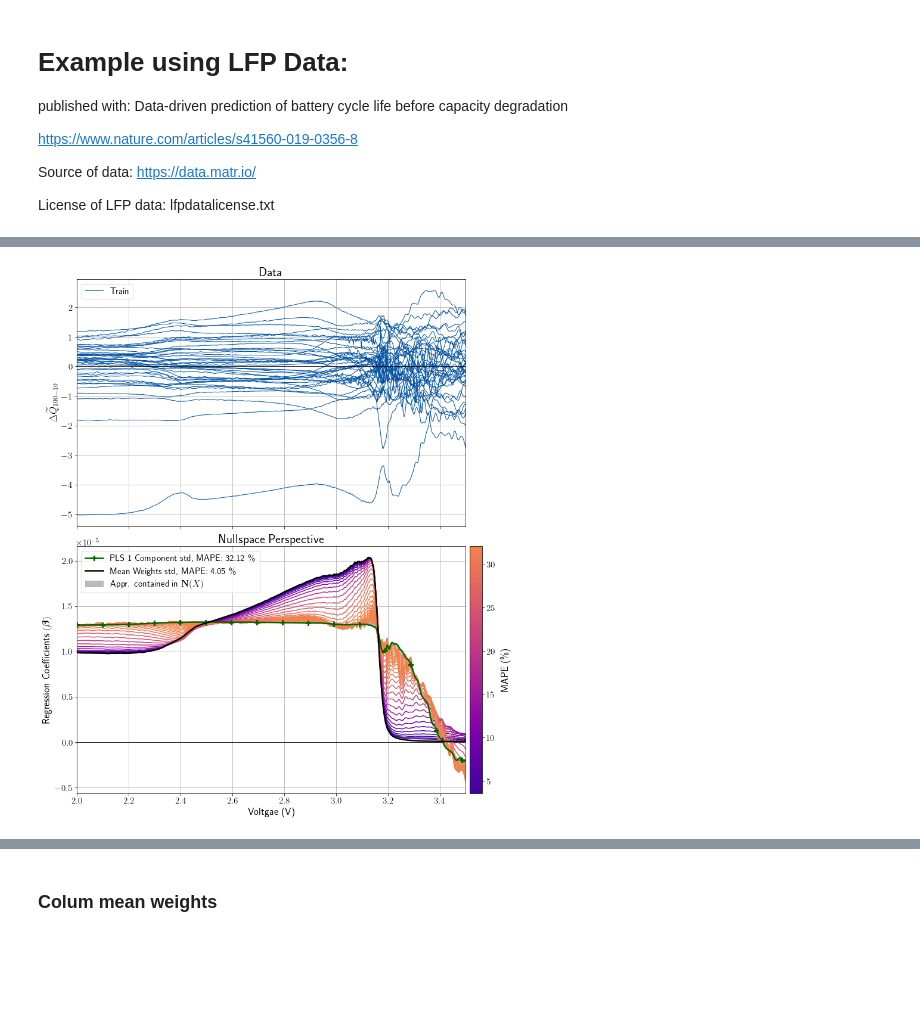
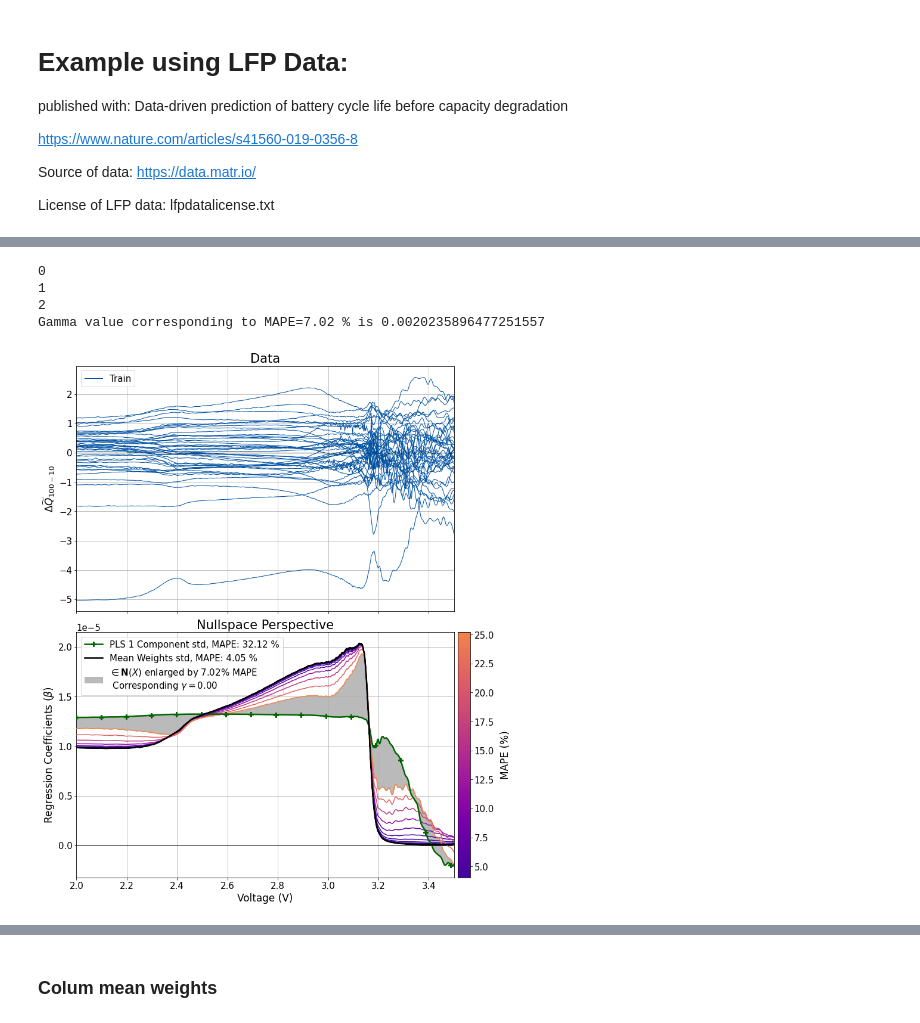
Before and after one commit to JoachimSchaeffer/HDRegAnalytics, a Jupyter notebook: nullspace_methodolody_exmaples.ipynb, the cells around one changed output, grey strips where cells are left out. Drawn from its saved outputs; the diff is of its cells as text; code cells hidden in the pictures; blank space fills up the shorter version.

```diff
--- a/nullspace_methodolody_exmaples.ipynb
+++ b/nullspace_methodolody_exmaples.ipynb
@@ -241,15 +276,19 @@ if extra_plots:
 # %%
 dml_lfp_syn, fig, ax = dml_lfp_syn.nullspace_correction(
     key_alpha = 'PLS 1 Comp.', w_alpha_name='PLS 1 Component',
     w_beta = mean_reg_coef_lfp, w_beta_name='Mean Weights', std=True,
-    plot_results=True, save_plot=0)
+    plot_results=True, save_plot=0, max_mape=-0.25)
 
 ax[0].set_ylabel(r'$\Delta \widetilde{Q}_{100-10}$')
-ax[1].set_xlabel('Voltgae (V)')
+ax[1].set_xlabel('Voltage (V)')
 plt.show()
 fig.savefig(save_plot_path + 'LFP_example_std_1PLS_mean.pdf')
 # %% [output]
+0
+1
+2
+Gamma value corresponding to MAPE=7.02 % is 0.0020235896477251557
-[figure, old version]
+[figure, new version]
 # %%
 dml_lfp_syn, fig, ax = dml_lfp_syn.nullspace_correction(
     key_alpha = 'PLS 3 Comp.', w_alpha_name='PLS 3 Component',
```
Also changed, not shown: parts of 19 cells of this notebook, 19 other files.
